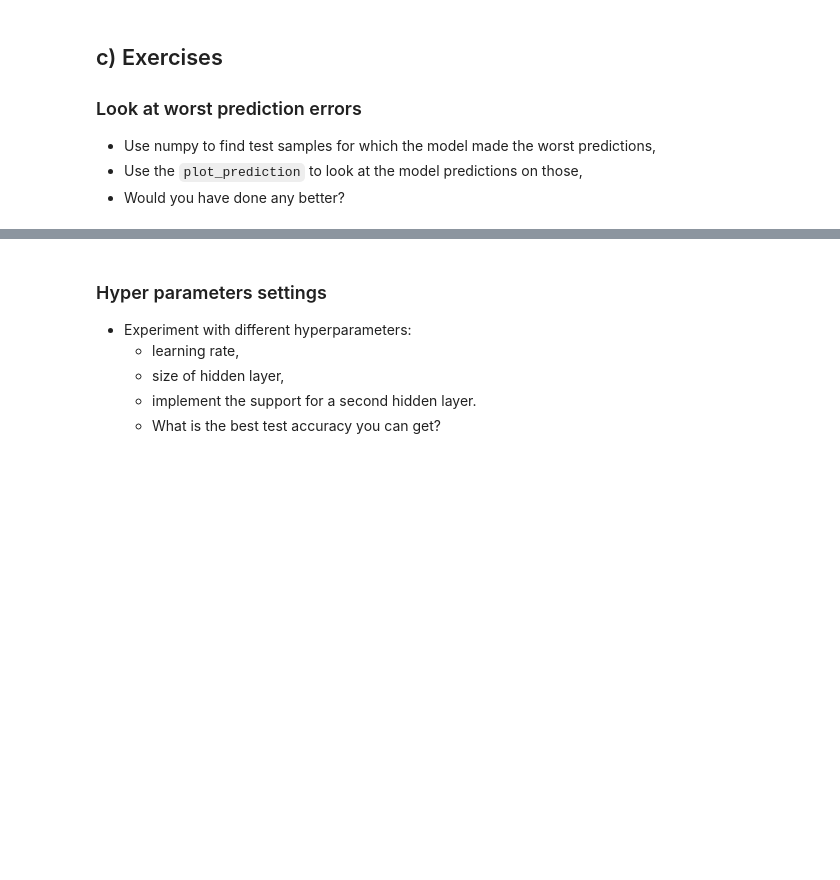
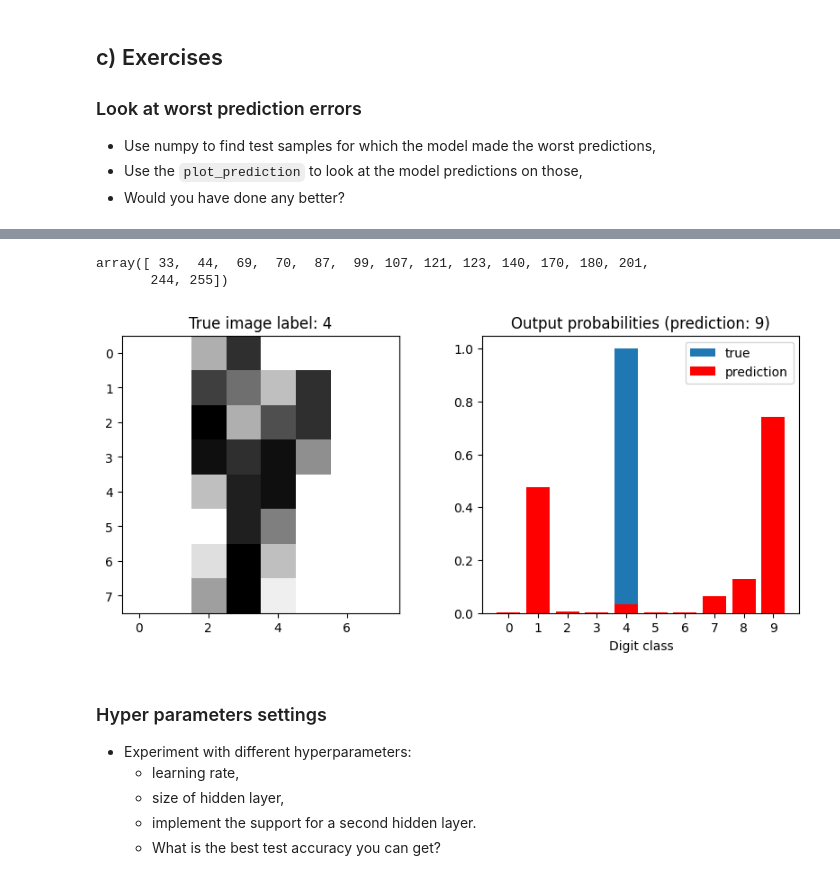
Before and after one commit to c123afk/deep_learning, a Jupyter notebook: 01_materials/labs/lab_2.ipynb, the cells around one changed output, grey strips where cells are left out. Drawn from its saved outputs; the diff is of its cells as text; code cells hidden in the pictures; blank space fills up the shorter version.

```diff
--- a/01_materials/labs/lab_2.ipynb
+++ b/01_materials/labs/lab_2.ipynb
@@ -566,3 +570,12 @@ array([ True,  True,  True,  True,  True,  True,  True,  True,  True,
+# %%
+np.where(y_pred_test!=y_test)[0]
+# %% [output]
+array([ 33,  44,  69,  70,  87,  99, 107, 121, 123, 140, 170, 180, 201,
+       244, 255])
+# %%
+plot_prediction(model, sample_idx=99)
+# %% [output]
+[figure, added]
 # %% [markdown]
 
 ### Hyper parameters settings
```
Also changed, not shown: parts of 15 cells of this notebook.
